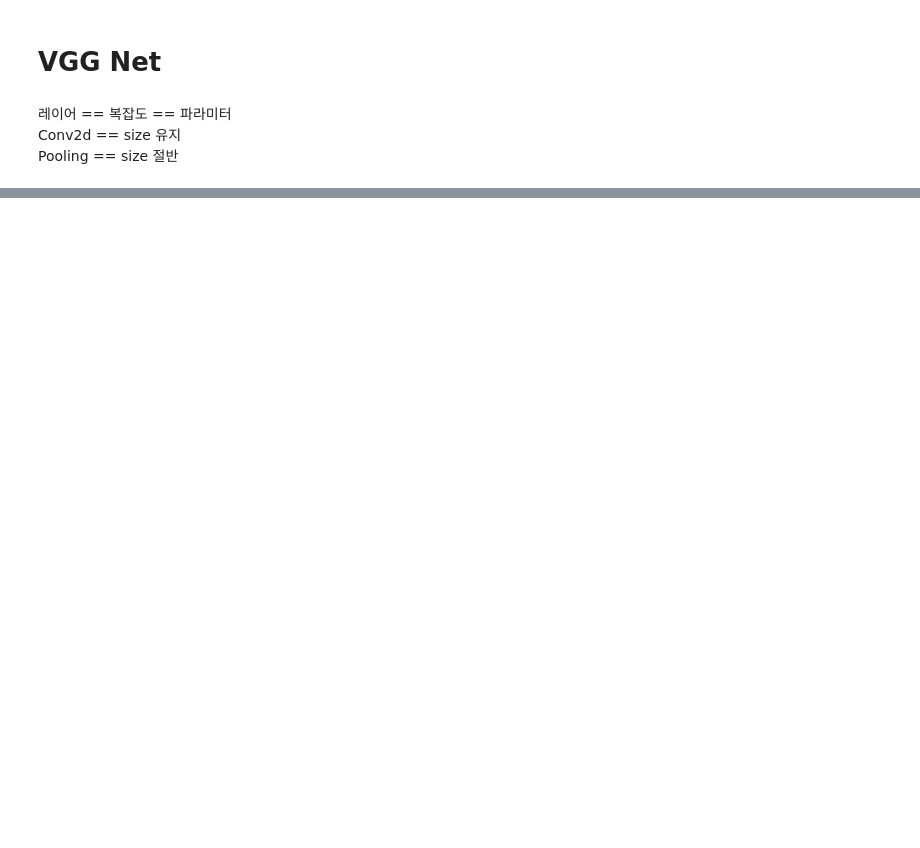
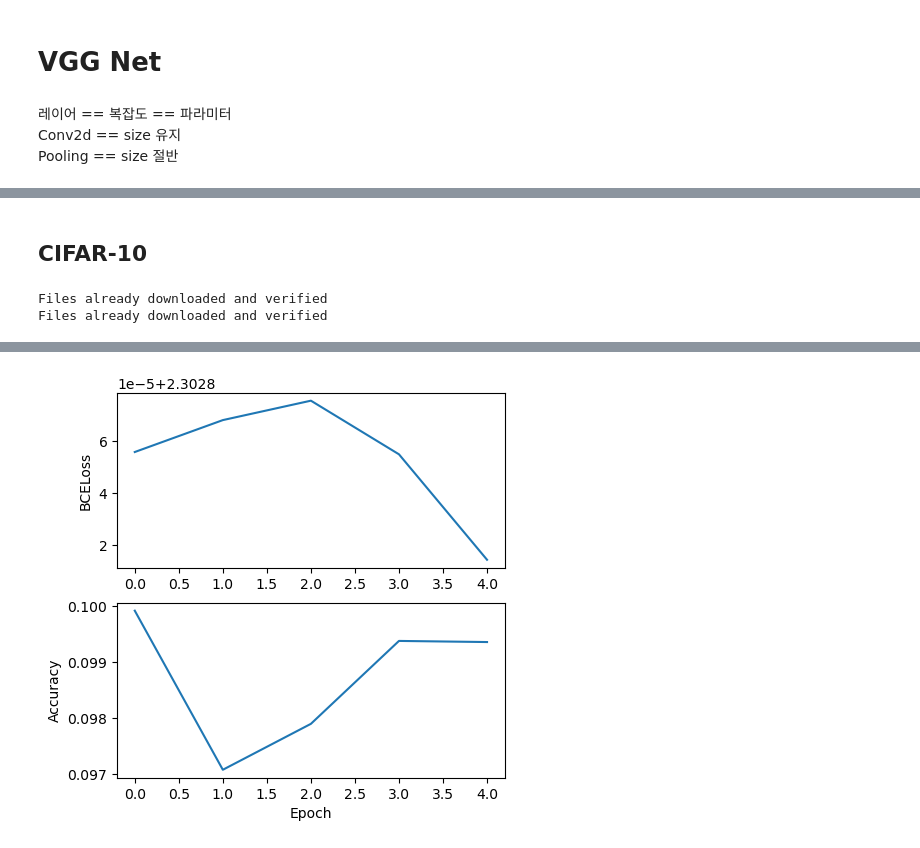
Before and after one commit to KimJuyoung23/1_sesac, a Jupyter notebook: 1106_1201_DL/1127_VGGNet.ipynb, the cells around one changed output, grey strips where cells are left out. Saved outputs shown, nothing was run; the diff lists cells and outputs as text; code cells hidden in the pictures; blank space fills up the shorter version.

Commit message:
VGG : CIFAR-10

```diff
--- a/1106_1201_DL/1127_VGGNet.ipynb
+++ b/1106_1201_DL/1127_VGGNet.ipynb
@@ -113,0 +283,10 @@ X: index=602 x_pred=0.03015747107565403
+# %%
+from torchsummary import summary
+tensor = torch.randn(size=(1, 3,  224, 224)) # B, C, H, W
+
+model = VGG19()
+summary(model, input_size=(3, 224, 224))
+
+x = model.forward(tensor)
+print(x.shape)
+print(f'X: index={x.argmax().item()} x_pred={x.flatten()[x.argmax()].item()}')
@@ -113,0 +431,5 @@ X: index=602 x_pred=0.03015747107565403
+# %%
+from torchsummary import summary
+
+model = VGG19CB()
+summary(model, input_size=(3, 224, 224))
@@ -113,0 +502,2 @@ X: index=602 x_pred=0.03015747107565403
+# %% [markdown]
+## CIFAR-10
@@ -113,0 +628,29 @@ X: index=602 x_pred=0.03015747107565403
+# %%
+from torch.optim import SGD
+from tqdm import tqdm
+
+BATCH_SIZE = 16
+EPOCHS = 5
+LR = 0.01
+
+trainloader, testloader, classes, N_DATA = get_dataset(BATCH_SIZE)
+DEVICE = get_device()
+
+model = VGG().to(DEVICE)
+# model = LeNet().to(DEVICE)
+loss_function = nn.CrossEntropyLoss()
+optimizer = SGD(model.parameters(), lr=LR)
+
+losses, accs = [], []
+pbar = tqdm(range(EPOCHS))
+for epoch in pbar:
+  epoch_loss, epoch_acc = train(trainloader, model, loss_function, BATCH_SIZE, N_DATA, optimizer, DEVICE)
+  losses.append(epoch_loss)
+  accs.append(epoch_acc)
+pbar.close()
+
+vis_losses_accs(losses, accs)
+print(f'Loss : {losses[-1]}, Accuracy : {accs[-1]}\n')
+# %% [output]
+Files already downloaded and verified
+Files already downloaded and verified
@@ -113,0 +658 @@ X: index=602 x_pred=0.03015747107565403
+[figure, added]
```
Also changed, not shown: parts of 23 cells of this notebook, 1 other file.
